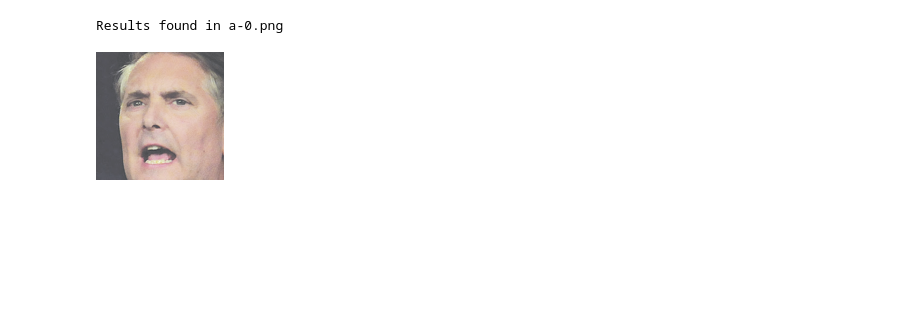
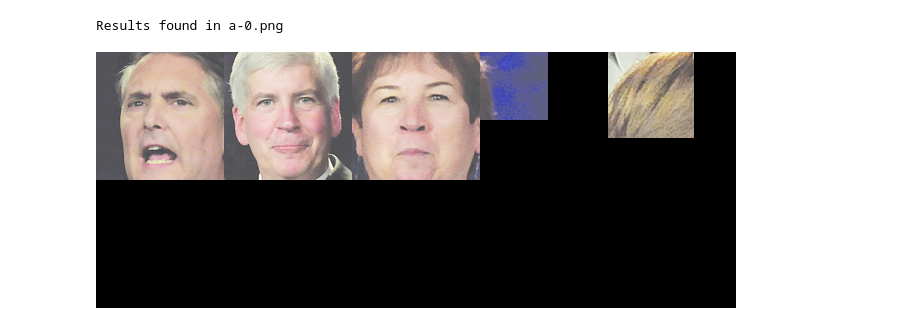
Before and after one commit to Vaspe/Coursera_Python_3_Programming_Michigan, a Jupyter notebook: Python_Project_pillow_tesseract_and_opencv_Mod5/finalProj/project.ipynb, the cells around one changed output. Drawn from its saved outputs; the diff is of its cells as text; code cells hidden in the pictures; blank space fills up the shorter version.

```diff
--- a/Python_Project_pillow_tesseract_and_opencv_Mod5/finalProj/project.ipynb
+++ b/Python_Project_pillow_tesseract_and_opencv_Mod5/finalProj/project.ipynb
@@ -17,12 +17,11 @@ If I were to use the [images.zip](./readonly/images.zip) file and search for "Ma
 
 Note: That big file can take some time to process - for me it took nearly ten minutes! Use the small one for testing.
 # %%
-
 import zipfile
 # import io
 # import PIL
 from PIL import Image
-from PIL import ImageDraw
+#from PIL import ImageDraw
 import pytesseract
 import cv2 as cv
 import numpy as np
@@ -30,13 +29,9 @@ from io import BytesIO
 # import time
 
 pytesseract.pytesseract.tesseract_cmd = r"C:\Program Files\Tesseract-OCR\tesseract.exe"
+
 #%%
-
-#Define the zip file name with the pngs
-# zip_name = "D:/Github/small_img.zip"
-# zip_name = "D:/Github/images.zip"
-
-def get_imdict(zip_name):
+def get_imdict(zip_name,scaleF = 1.2,minNghb = 3):
     # loading the face detection classifier
     face_cascade = cv.CascadeClassifier('readonly/haarcascade_frontalface_default.xml')
 
@@ -50,79 +45,79 @@ def get_imdict(zip_name):
     #Taking all the file names in the zip
     fl_names = myzip.namelist()
 
-    #Creating a dictionary wtih keys the image names and values a li st with first element the image object itself
+    #Creating a dictionary wtih keys the image names and values a list with first element the image object itself
     img_dict = {}
-    images_arr = []
     size = 128, 128
     for i in fl_names:
         img_dict[i] = [Image.open(BytesIO(myzip.read(i)))]
         img_dict[i] = img_dict[i] + [np.asarray(img_dict[i][0])]
         #display(img_dict[i][0])
 
-        # get the text of each page
+        # get the text of each page and add it to the list
         img_dict[i] = img_dict[i] + [pytesseract.image_to_string(img_dict[i][0])]
 
         #find the faces,crop them,  and store them in a list
         cv_im = cv.cvtColor(img_dict[i][1],cv.COLOR_BGR2HSV)
-        faces = face_cascade.detectMultiScale(cv_im,1.2,4)
+        faces = face_cascade.detectMultiScale(cv_im,scaleF,minNghb)
         small_faces = []
         pil_img = img_dict[i][0]
         for x,y,w,h in faces:
             cur_im = pil_img.copy()
             #crop the face
             aa = cur_im.crop((x,y,x+w,y+h))
-            # resize cropped to 128x128
+            # resize cropped to 128x128 pixels
             aa.thumbnail(size)
             # display(aa)
             #add to the list of faces
             small_faces = small_faces + [aa]
-        img_dict[i] =img_dict[i] + [small_faces]
+        img_dict[i] = img_dict[i] + [small_faces]
+        if small_faces:
+            # create the contact sheet
+            first_image = small_faces[0]
+            contact_sheet = Image.new(first_image.mode, (128*5,128*2))
+            x = 0
+            y = 0
+            for img in small_faces:
+                # Lets paste the current image into the contact sheet
+                contact_sheet.paste(img, (x, y) )
+                # Now we update our X position. If it is going to be the width of the image, then we set it to 0
+                # and update Y as well to point to the next "line" of the contact sheet.
+                if x + 128 == contact_sheet.width:
+                    x = 0
+                    y = y + 128
+                else:
+                    x = x + 128
+            img_dict[i] = img_dict[i] + [contact_sheet]
+        else:
+            contact_sheet = []
+            img_dict[i] = img_dict[i] + [contact_sheet]
+
     myzip.close()
-
-
     return img_dict
 
 #%% logic:
-
-
-# create a contact sheet from different brightnesses
-# first_image=images[0]
-# contact_sheet=PIL.Image.new(first_image.mode, (first_image.width*3,first_image.height*3))
-# x=0
-# y=0
-
-# for img in images:
-#     # Lets paste the current image into the contact sheet
-#     contact_sheet.paste(img, (x, y) )
-#     # Now we update our X position. If it is going to be the width of the image, then we set it to 0
-#     # and update Y as well to point to the next "line" of the contact sheet.
-#     if y+first_image.height == contact_sheet.height:
-#         x=x+first_image.width
-#         y=0
-#     else:
-#         y=y+first_image.height
-
-
-# for i in img_dict['a-0.png'][3]:
-#     display(i)
-def get_data_from_zip(zip_name,wrd):
-    img_dict = get_imdict(zip_name)
+def get_data_from_zip(img_dict,wrd):
     for i in  img_dict:
         # check for word in the text
         if wrd in img_dict[i][2]:
             print('Results found in ' + i)
             if img_dict[i][3]:
-                for ii in img_dict['a-0.png'][3]:
-                    display(ii)
+                display(img_dict[i][4])
             else:
                 print('But there were no faces in that file')
         else:
-            print('No results found in ' + i)
+            print('No results found in file ' + i)
             continue
 
+#%%   Execution
+
+zip_name = "D:/Github/small_img.zip"
+img_dict = get_imdict(zip_name,scaleF = 1.25,minNghb = 5)
 wrd = 'Christopher'
-zip_name = "D:/Github/small_img.zip"
-get_data_from_zip(zip_name,wrd)
+get_data_from_zip(img_dict,wrd)
+
+# for i in img_dict['a-0.png'][3]:
+#     display(i)
 # %% [output]
 Results found in a-0.png
-[figure, old version]
+[figure, new version]
```
Also changed, not shown: parts of 1 cell of this notebook, 1 other file.
